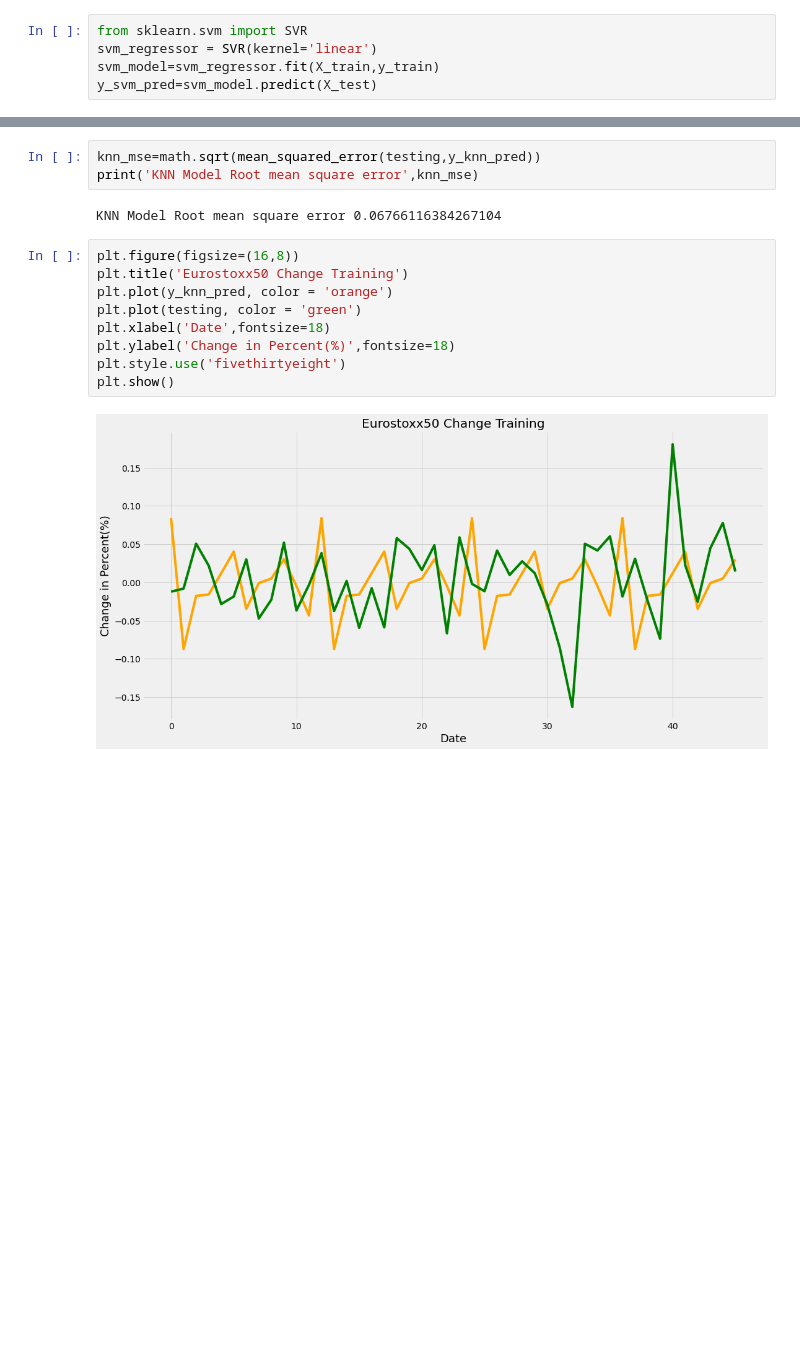
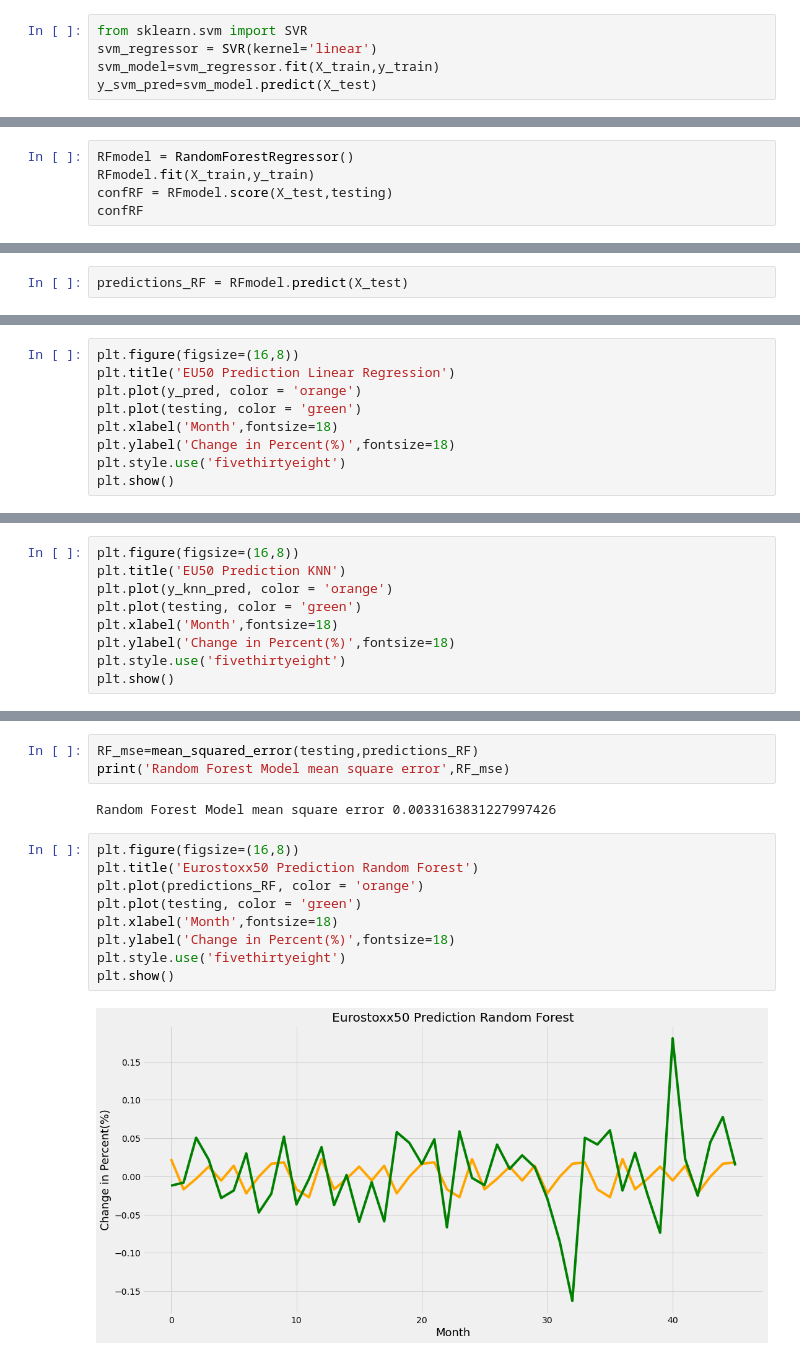
Before and after one commit to vglsimon/PredictReturn, a Jupyter notebook: PredictReturn.ipynb, the cells around one changed output, grey strips where cells are left out. Saved outputs shown, nothing was run; the diff lists cells and outputs as text; blank space fills up the shorter version.

```diff
--- a/PredictReturn.ipynb
+++ b/PredictReturn.ipynb
@@ -217,0 +183,5 @@ y_svm_pred=svm_model.predict(X_test)
+# %%
+RFmodel = RandomForestRegressor()
+RFmodel.fit(X_train,y_train)
+confRF = RFmodel.score(X_test,testing)
+confRF
@@ -217,0 +190,2 @@ y_svm_pred=svm_model.predict(X_test)
+# %%
+predictions_RF = RFmodel.predict(X_test)
@@ -225,0 +217,9 @@ Linear Model Root mean square error 0.05373722688995431
+# %%
+plt.figure(figsize=(16,8))
+plt.title('EU50 Prediction Linear Regression')
+plt.plot(y_pred, color = 'orange')
+plt.plot(testing, color = 'green')
+plt.xlabel('Month',fontsize=18)
+plt.ylabel('Change in Percent(%)',fontsize=18)
+plt.style.use('fivethirtyeight')
+plt.show()
@@ -225,0 +235,9 @@ Linear Model Root mean square error 0.05373722688995431
+# %%
+plt.figure(figsize=(16,8))
+plt.title('EU50 Prediction KNN')
+plt.plot(y_knn_pred, color = 'orange')
+plt.plot(testing, color = 'green')
+plt.xlabel('Month',fontsize=18)
+plt.ylabel('Change in Percent(%)',fontsize=18)
+plt.style.use('fivethirtyeight')
+plt.show()
@@ -237,16 +266,16 @@ plt.show()
 # %%
-knn_mse=math.sqrt(mean_squared_error(testing,y_knn_pred))
-print('KNN Model Root mean square error',knn_mse)
+RF_mse=mean_squared_error(testing,predictions_RF)
+print('Random Forest Model mean square error',RF_mse)
 # %% [output]
-KNN Model Root mean square error 0.06766116384267104
+Random Forest Model mean square error 0.0033163831227997426
 # %%
 plt.figure(figsize=(16,8))
-plt.title('Eurostoxx50 Change Training')
-plt.plot(y_knn_pred, color = 'orange')
+plt.title('Eurostoxx50 Prediction Random Forest')
+plt.plot(predictions_RF, color = 'orange')
 plt.plot(testing, color = 'green')
-plt.xlabel('Date',fontsize=18)
+plt.xlabel('Month',fontsize=18)
 plt.ylabel('Change in Percent(%)',fontsize=18)
 plt.style.use('fivethirtyeight')
 plt.show()
 # %% [output]
-[figure, old version]
+[figure, new version]
```
Also changed, not shown: parts of 65 cells of this notebook.
